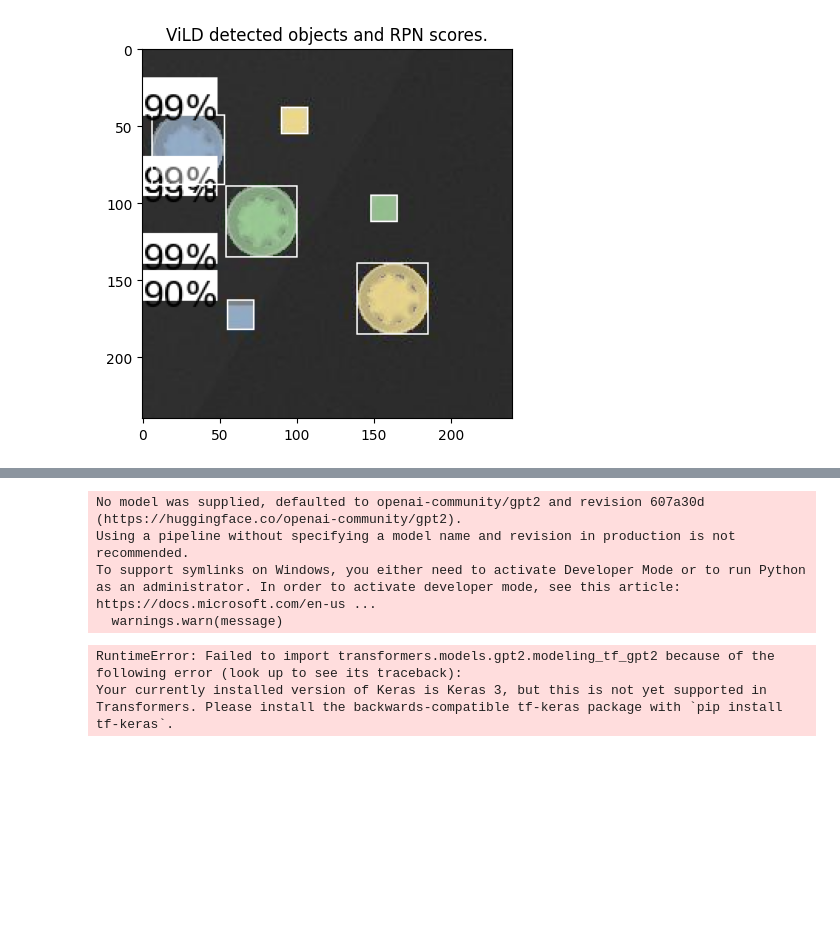
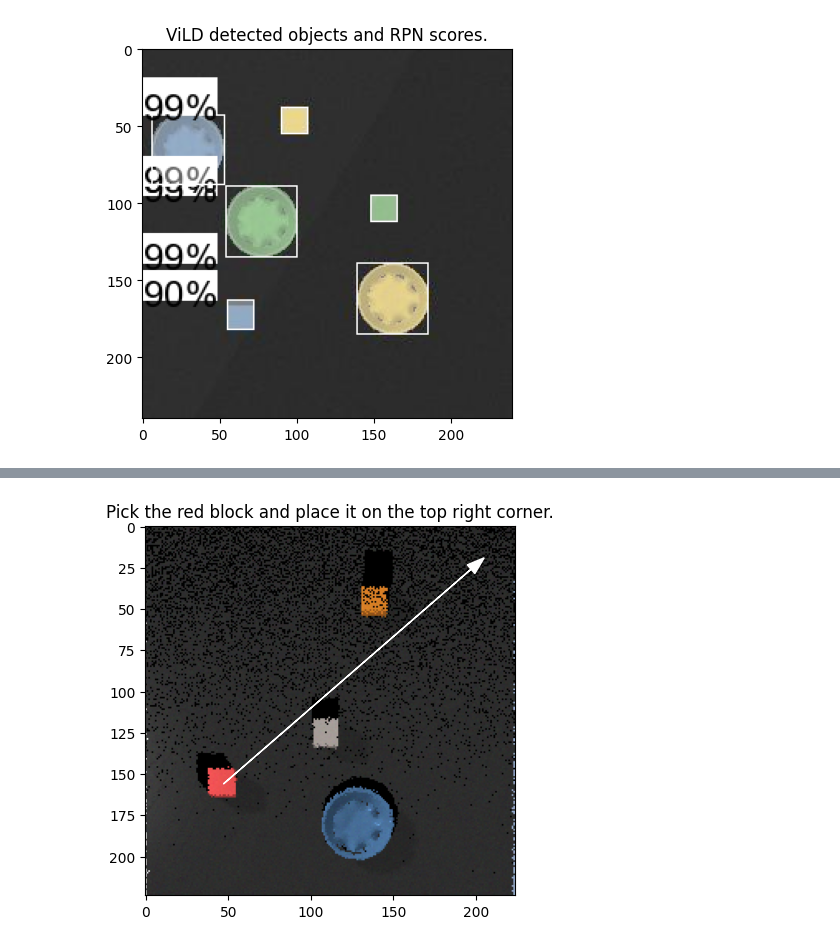
Before and after one commit to TanishqSharma2022/Lip-LLM, a Jupyter notebook: saycan_copy.ipynb, the cells around one changed output, grey strips where cells are left out. Cells and saved outputs as stored; diff of their text form; code cells hidden in the pictures; blank space fills up the shorter version.

```diff
--- a/saycan_copy.ipynb
+++ b/saycan_copy.ipynb
@@ -1723,46 +1720,0 @@ Error:
-# %%
-# LiP-LLM Integrated SayCan for Multi-Robot Task Planning
-
-import numpy as np
-import networkx as nx
-from scipy.optimize import linprog
-from transformers import pipeline
-
-# Load LLM for dependency extraction
-dependency_extractor = pipeline("text-generation")
-
-def generate_dependency_graph(tasks):
-    G = nx.DiGraph()
-    prompt = f"Extract dependencies between these tasks: {', '.join(tasks)}"
-    response = dependency_extractor(prompt, max_length=100)[0]['generated_text']
-    dependencies = [tuple(line.split(" -> ")) for line in response.split("\n") if "->" in line]
-    G.add_edges_from(dependencies)
-    return G
-
-# Linear Programming Task Allocation
-def optimize_task_allocation(cost_matrix, task_dependency, num_robots, num_tasks):
-    c = cost_matrix.flatten()
-    A_eq = np.zeros((num_tasks, num_robots * num_tasks))
-    b_eq = np.ones(num_tasks)
-    for i in range(num_tasks):
-        A_eq[i, i::num_tasks] = 1
-    bounds = [(0, 1)] * (num_robots * num_tasks)
-    res = linprog(c, A_eq=A_eq, b_eq=b_eq, bounds=bounds, method='highs')
-    return res.x.reshape(num_tasks, num_robots)
-
-# Sample tasks and cost matrix
-tasks = ["Pick Object", "Move to Target", "Place Object"]
-cost_matrix = np.array([[2, 3, 1], [4, 1, 2]])
-num_robots, num_tasks = cost_matrix.shape
-
-task_dependency = generate_dependency_graph(tasks)
-allocation = optimize_task_allocation(cost_matrix, task_dependency, num_robots, num_tasks)
-
-print("Task Allocation:\n", allocation)
-# %% [output]
-No model was supplied, defaulted to openai-community/gpt2 and revision 607a30d (https://huggingface.co/openai-community/gpt2).
-Using a pipeline without specifying a model name and revision in production is not recommended.
-To support symlinks on Windows, you either need to activate Developer Mode or to run Python as an administrator. In order to activate developer mode, see this article: https://docs.microsoft.com/en-us ...
-  warnings.warn(message)
-RuntimeError: Failed to import transformers.models.gpt2.modeling_tf_gpt2 because of the following error (look up to see its traceback):
-Your currently installed version of Keras is Keras 3, but this is not yet supported in Transformers. Please install the backwards-compatible tf-keras package with `pip install tf-keras`.
@@ -1768,0 +1782,13 @@ Your currently installed version of Keras is Keras 3, but this is not yet suppor
+# %%
+#@markdown Show a demonstration example from the dataset.
+
+img = dataset['image'][0]
+pick_yx = dataset['pick_yx'][0]
+place_yx = dataset['place_yx'][0]
+text = dataset['text'][0]
+plt.title(text)
+plt.imshow(img)
+plt.arrow(pick_yx[1], pick_yx[0], place_yx[1]-pick_yx[1], place_yx[0]-pick_yx[0], color='w', head_starts_at_zero=False, head_width=7, length_includes_head=True)
+plt.show()
+# %% [output]
+[figure, added]
```
Also changed, not shown: parts of 28 cells of this notebook, 2 other files.
